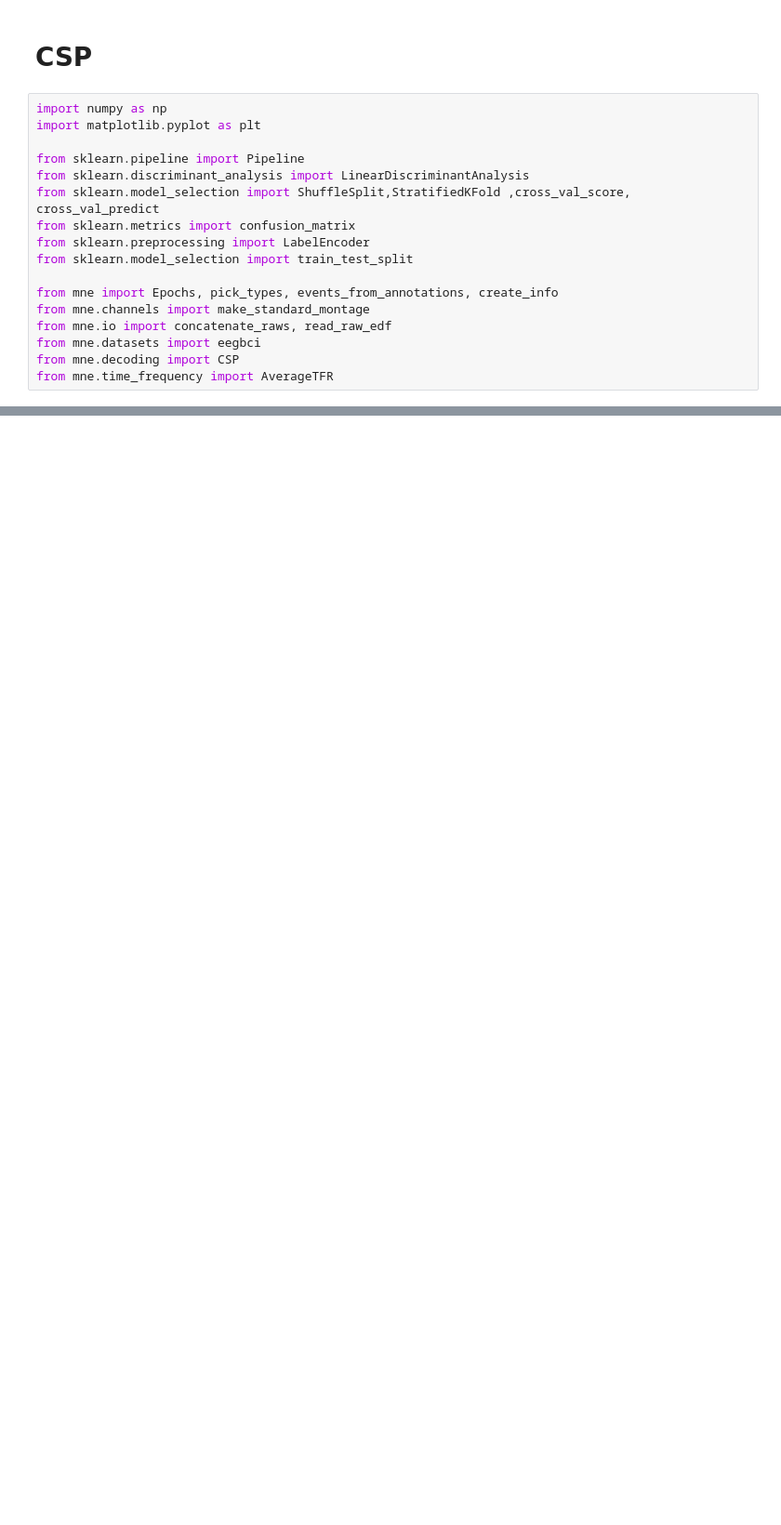
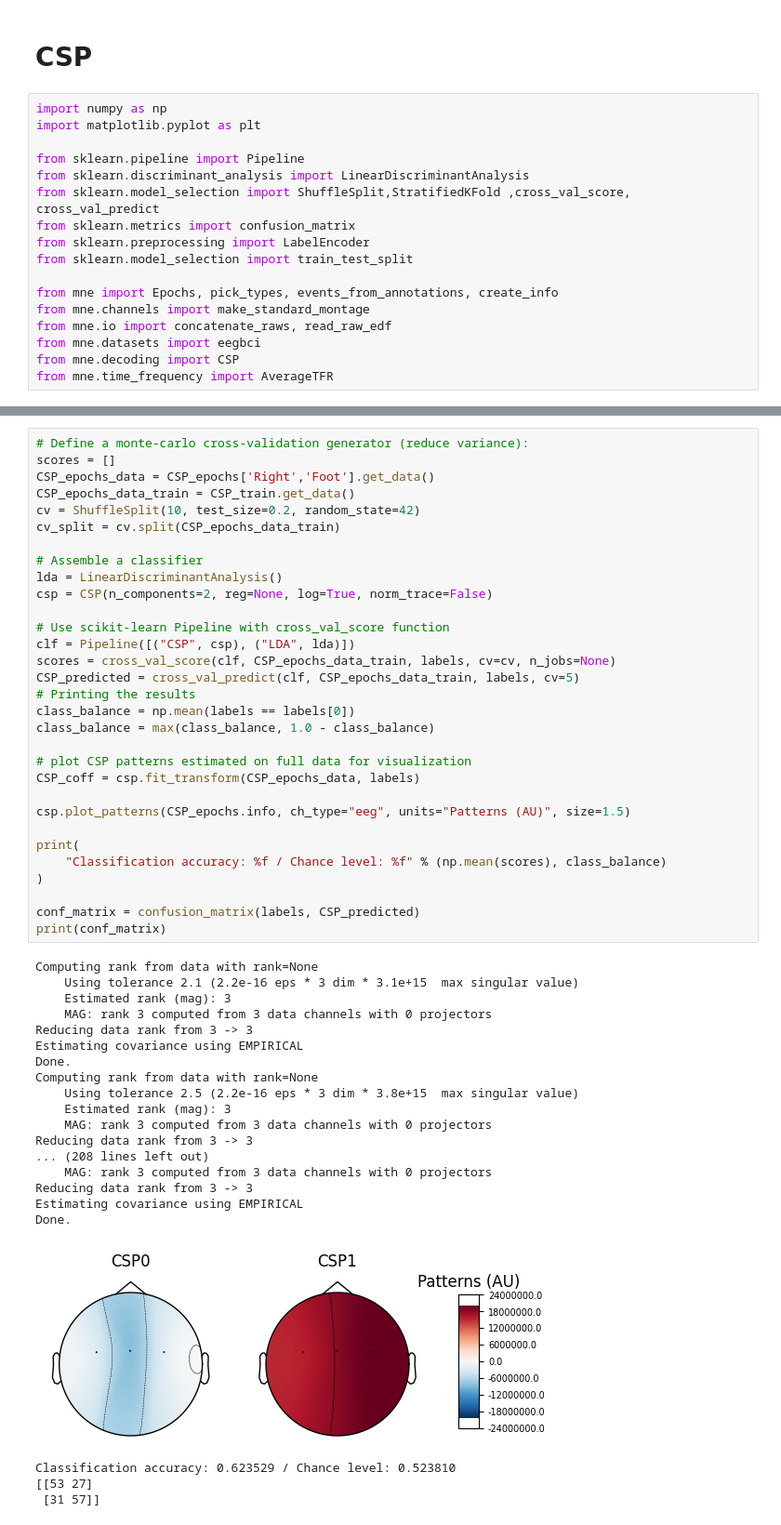
Before and after one commit to pipogood/Senior_Thesis, a Jupyter notebook: BCI_competition._preprocess.ipynb, the cells around one changed output, grey strips where cells are left out. Shown at 93% size. Drawn from its saved outputs; the diff is of its cells as text; blank space fills up the shorter version.

```diff
--- a/BCI_competition._preprocess.ipynb
+++ b/BCI_competition._preprocess.ipynb
@@ -451,0 +368,53 @@ ACC 0.8235294117647058
+# %%
+# Define a monte-carlo cross-validation generator (reduce variance):
+scores = []
+CSP_epochs_data = CSP_epochs['Right','Foot'].get_data()
+CSP_epochs_data_train = CSP_train.get_data()
+cv = ShuffleSplit(10, test_size=0.2, random_state=42)
+cv_split = cv.split(CSP_epochs_data_train)
+
+# Assemble a classifier
+lda = LinearDiscriminantAnalysis()
+csp = CSP(n_components=2, reg=None, log=True, norm_trace=False)
+
+# Use scikit-learn Pipeline with cross_val_score function
+clf = Pipeline([("CSP", csp), ("LDA", lda)])
+scores = cross_val_score(clf, CSP_epochs_data_train, labels, cv=cv, n_jobs=None)
+CSP_predicted = cross_val_predict(clf, CSP_epochs_data_train, labels, cv=5)
+# Printing the results
+class_balance = np.mean(labels == labels[0])
+class_balance = max(class_balance, 1.0 - class_balance)
+
+# plot CSP patterns estimated on full data for visualization
+CSP_coff = csp.fit_transform(CSP_epochs_data, labels)
+
+csp.plot_patterns(CSP_epochs.info, ch_type="eeg", units="Patterns (AU)", size=1.5)
+
+print(
+    "Classification accuracy: %f / Chance level: %f" % (np.mean(scores), class_balance)
+)
+
+conf_matrix = confusion_matrix(labels, CSP_predicted)
+print(conf_matrix)
+# %% [output]
+Computing rank from data with rank=None
+    Using tolerance 2.1 (2.2e-16 eps * 3 dim * 3.1e+15  max singular value)
+    Estimated rank (mag): 3
+    MAG: rank 3 computed from 3 data channels with 0 projectors
+Reducing data rank from 3 -> 3
+Estimating covariance using EMPIRICAL
+Done.
+Computing rank from data with rank=None
+    Using tolerance 2.5 (2.2e-16 eps * 3 dim * 3.8e+15  max singular value)
+    Estimated rank (mag): 3
+    MAG: rank 3 computed from 3 data channels with 0 projectors
+Reducing data rank from 3 -> 3
+... (208 lines left out)
+    MAG: rank 3 computed from 3 data channels with 0 projectors
+Reducing data rank from 3 -> 3
+Estimating covariance using EMPIRICAL
+Done.
+[figure, added]
+Classification accuracy: 0.623529 / Chance level: 0.523810
+[[53 27]
+ [31 57]]
```
Also changed, not shown: parts of 14 cells of this notebook, 2 other files.
